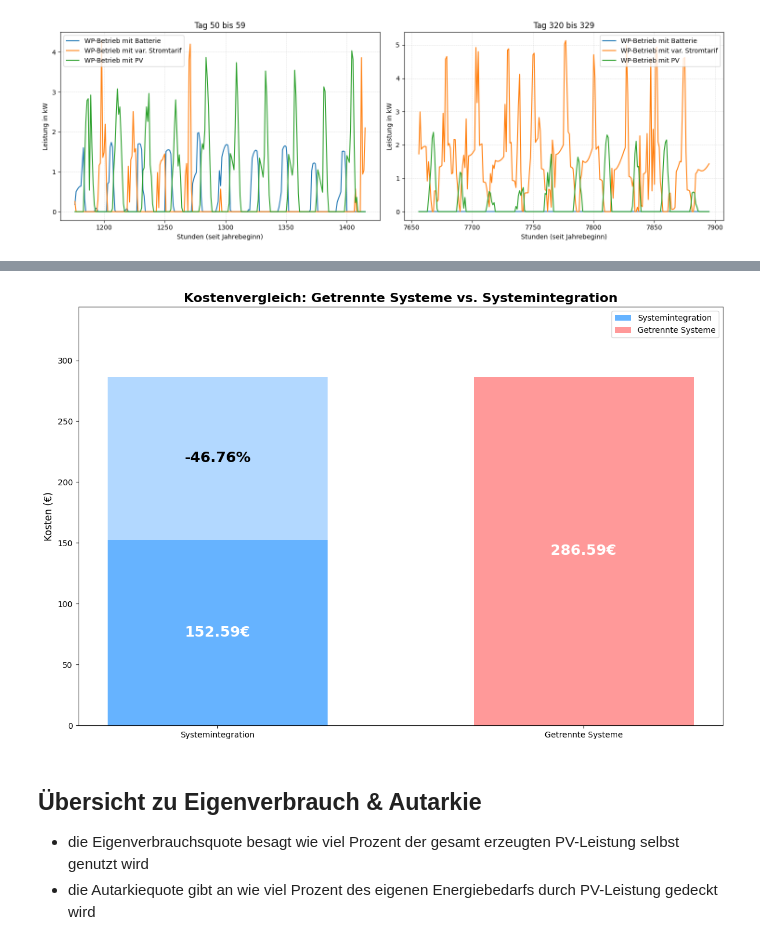
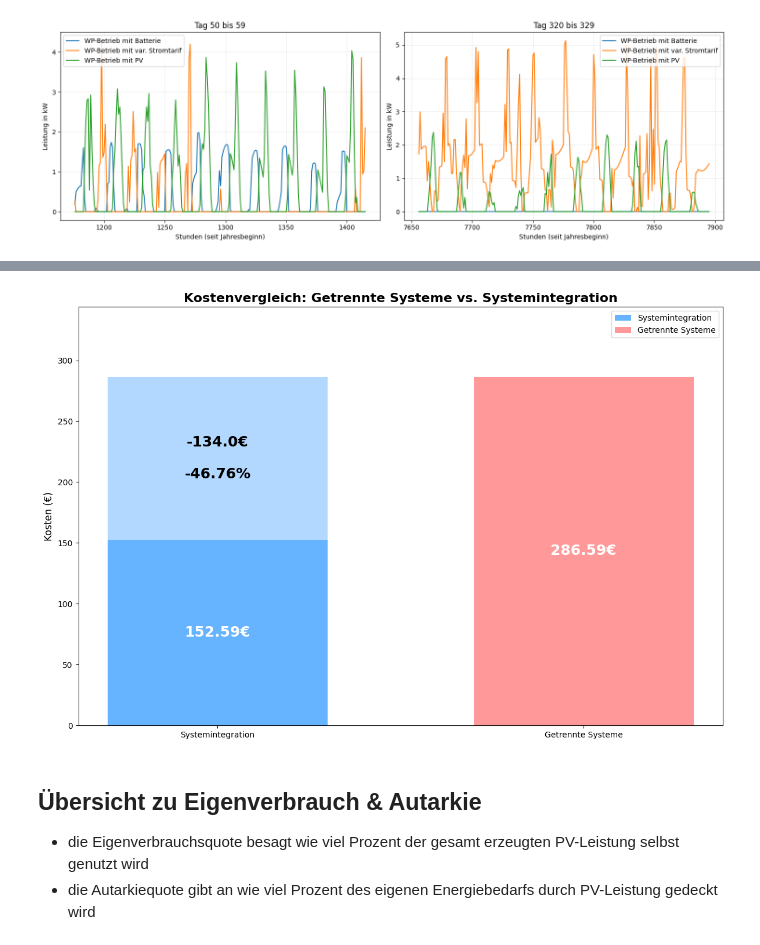
Before and after one commit to Julian3721/heatpump-operation-optimization, a Jupyter notebook: main.ipynb, the cells around one changed output, grey strips where cells are left out. Drawn from its saved outputs; the diff is of its cells as text; code cells hidden in the pictures.

```diff
--- a/main.ipynb
+++ b/main.ipynb
@@ -1246,45 +1264,35 @@ plt.show()
 # %%
 # Werte
 kosten_systemintegration = round(p.value(model.objective), 2)
 kosten_getrennte_systeme = round(p.value(model_1.objective) + p.value(model_2.objective), 2)
 einsparung = round(kosten_getrennte_systeme - kosten_systemintegration, 2)
 einsparung_prozent = round((einsparung / kosten_getrennte_systeme) * 100, 2)
 
 # Daten für das Säulendiagramm
 labels = ['Systemintegration', 'Getrennte Systeme']
 x = np.arange(len(labels))  # Position der Balken
 width = 0.6  # Breite der Balken
 
-# Erstellen des Diagramms
 fig, ax = plt.subplots(figsize=(12, 8))
 
-# Zeichnen
 bars_new = ax.bar(x[0], kosten_systemintegration, width, color='#66b3ff', label='Systemintegration')
 bars_savings = ax.bar(x[0], einsparung, width, bottom=kosten_systemintegration, color='#66b3ff', alpha=0.5)
 bars_old = ax.bar(x[1], kosten_getrennte_systeme, width, color='#ff9999', label='Getrennte Systeme')
 
-# Beschriftung
 ax.text(x[0], kosten_systemintegration / 2, f'{kosten_systemintegration}€', ha='center', va='center', fontsize=18, color='white', fontweight='bold')
-ax.text(x[0], kosten_systemintegration + (einsparung / 2), f'-{einsparung_prozent}%', ha='center', va='center', fontsize=18, color='black', fontweight='bold')
+ax.text(x[0], kosten_systemintegration + (einsparung / 2), f'-{einsparung}€\n\n-{einsparung_prozent}%', ha='center', va='center', fontsize=18, color='black', fontweight='bold')
 ax.text(x[1], kosten_getrennte_systeme / 2, f'{kosten_getrennte_systeme}€', ha='center', va='center', fontsize=18, color='white', fontweight='bold')
-
-# Achsenbeschriftungen und Titel
 ax.set_ylabel('Kosten (€)', fontsize=12)
 ax.set_title('Kostenvergleich: Getrennte Systeme vs. Systemintegration', fontsize=16, fontweight='bold')
-
-# X-Achse Labels
 ax.set_xticks(x)
 ax.set_ylim(0, kosten_getrennte_systeme * 1.2)# Begrenzen der x-Achse für eine bessere Darstellung
 ax.set_xticklabels(labels)
-
-# Legende
 ax.legend()
 
-# Layout anpassen und anzeigen
 plt.tight_layout()
 plt.show()
 # %% [output]
-[figure, old version]
+[figure, new version]
 # %% [markdown]
 ## Übersicht zu Eigenverbrauch & Autarkie
 - die Eigenverbrauchsquote besagt wie viel Prozent der gesamt erzeugten PV-Leistung selbst genutzt wird
```
Also changed, not shown: parts of 11 cells of this notebook.
